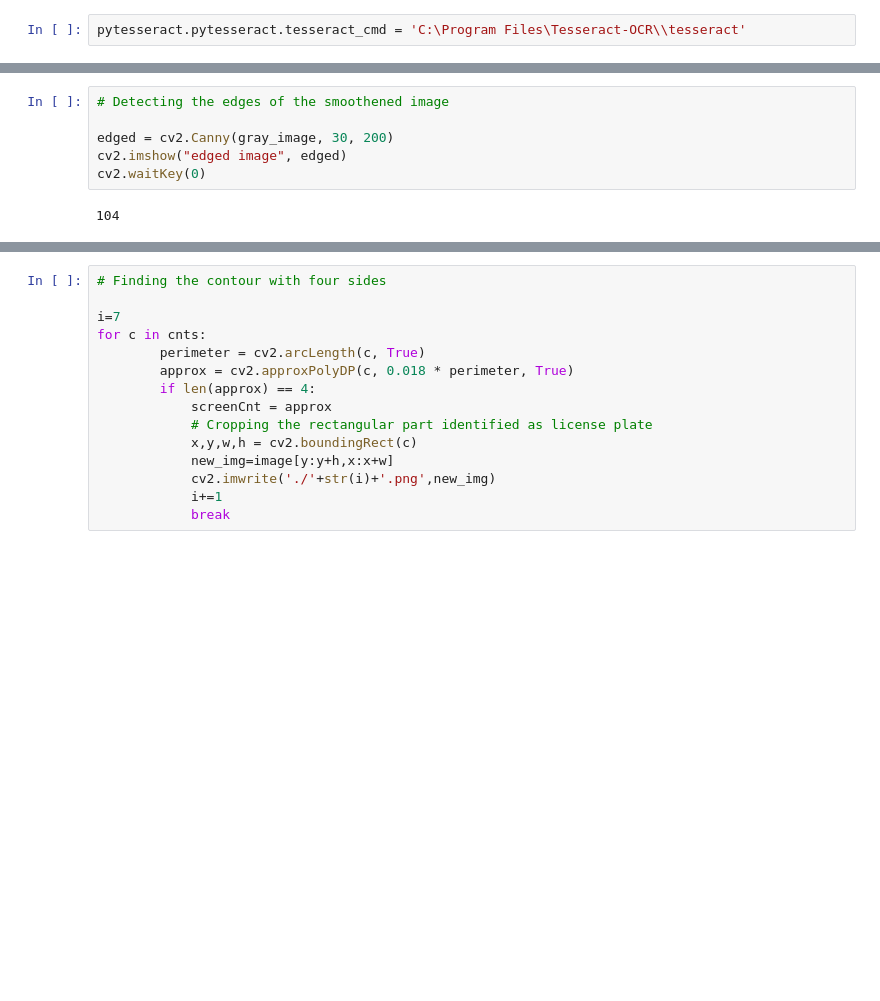
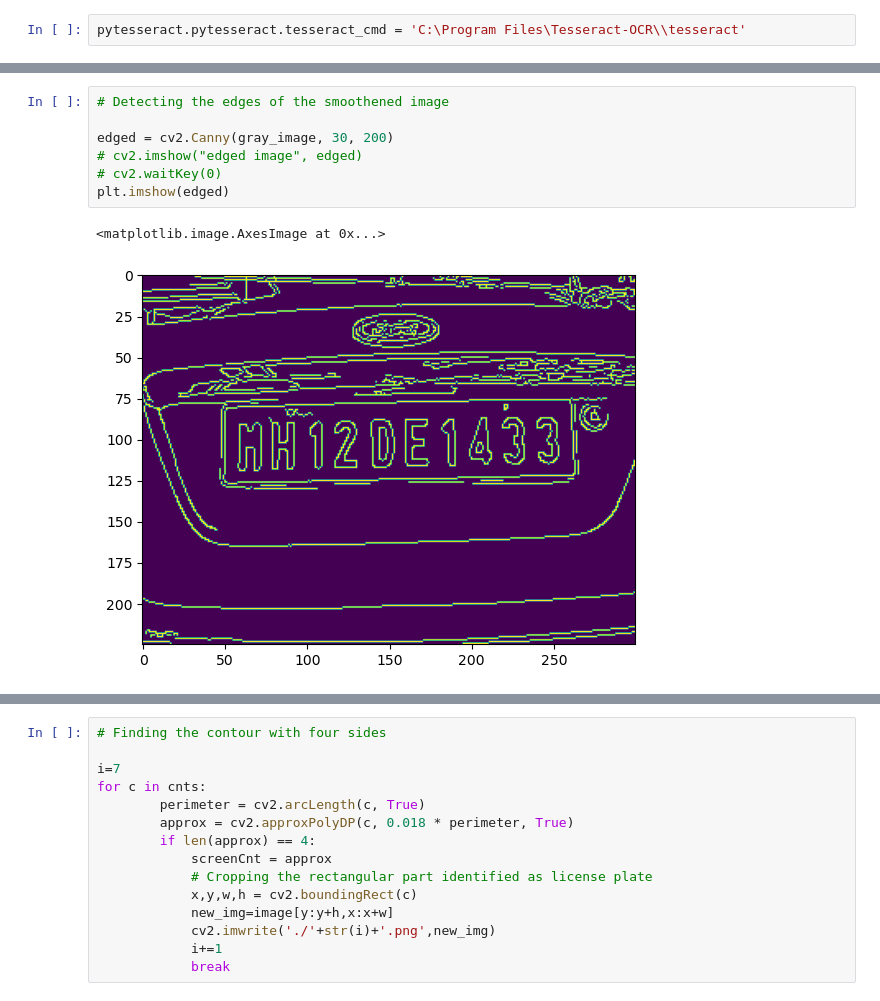
Before and after one commit to Abdullah-Mazhar-Arhamsoft/Machine-learning-practice, a Jupyter notebook: License_Plate_Detection.ipynb, the cells around one changed output, grey strips where cells are left out. Cells and saved outputs as stored; diff of their text form; blank space fills up the shorter version.

```diff
--- a/License_Plate_Detection.ipynb
+++ b/License_Plate_Detection.ipynb
@@ -66,11 +47,13 @@ cv2.waitKey(0)
 # %%
 # Detecting the edges of the smoothened image
 
 edged = cv2.Canny(gray_image, 30, 200)
-cv2.imshow("edged image", edged)
-cv2.waitKey(0)
+# cv2.imshow("edged image", edged)
+# cv2.waitKey(0)
+plt.imshow(edged)
 # %% [output]
-104
+<matplotlib.image.AxesImage at 0x...>
+[figure, added]
 # %%
 # Finding the contours from the edged image
 
```
Also changed, not shown: parts of 10 cells of this notebook.
